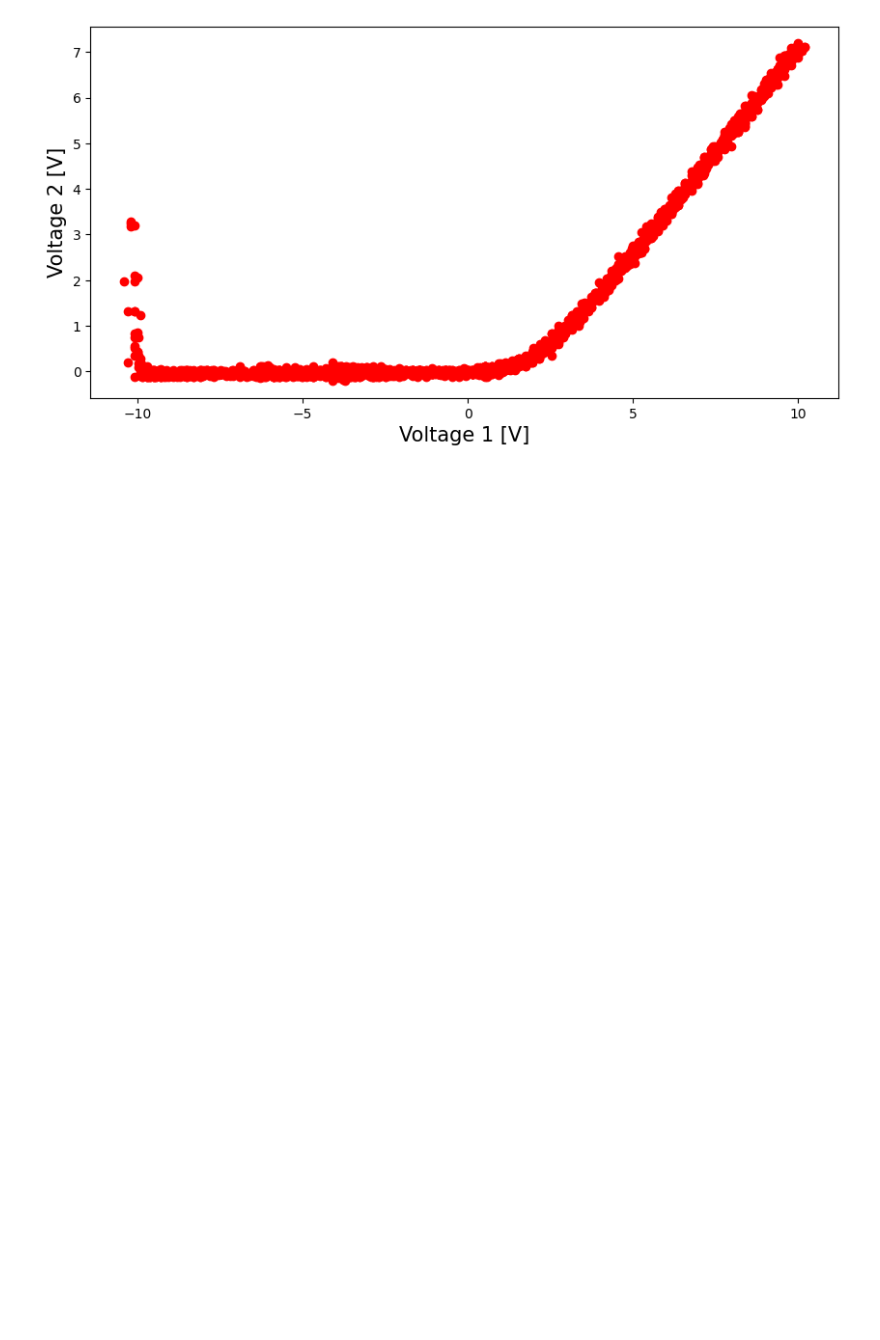
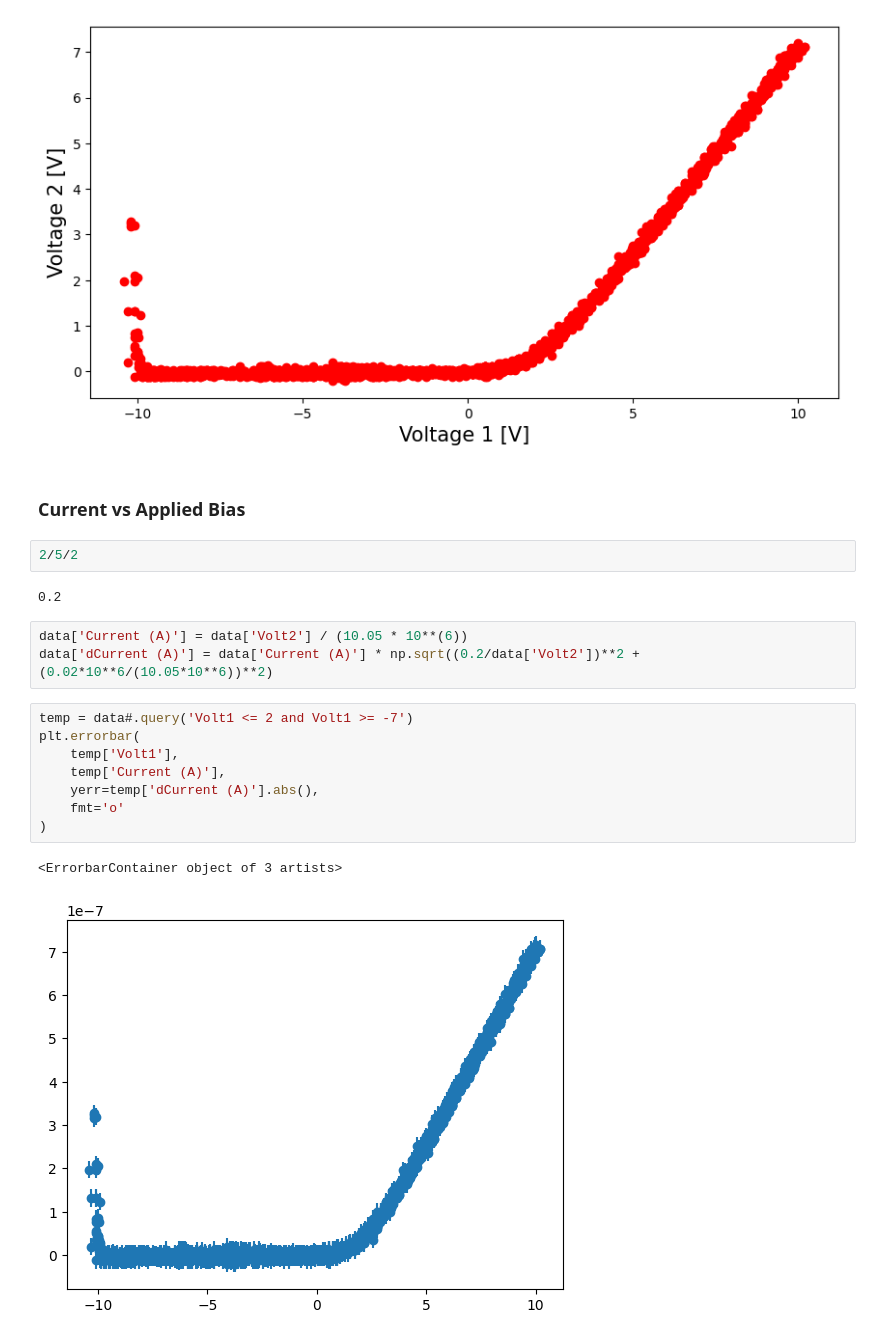
Before and after one commit to devkhullar/phys2925, a Jupyter notebook: franck_hertz_experiment/code/analysis.ipynb, the cells around one changed output. Drawn from its saved outputs; the diff is of its cells as text; blank space fills up the shorter version.

```diff
--- a/franck_hertz_experiment/code/analysis.ipynb
+++ b/franck_hertz_experiment/code/analysis.ipynb
@@ -29,3 +33,23 @@ ax.set_ylabel('Voltage 2 [V]', fontsize=fontsize)
 plt.savefig('../tex/figures/part_1_XY.png', bbox_inches='tight')
 # %% [output]
 [figure]
+# %% [markdown]
+### Current vs Applied Bias
+# %%
+2/5/2
+# %% [output]
+0.2
+# %%
+data['Current (A)'] = data['Volt2'] / (10.05 * 10**(6))
+data['dCurrent (A)'] = data['Current (A)'] * np.sqrt((0.2/data['Volt2'])**2 + (0.02*10**6/(10.05*10**6))**2)
+# %%
+temp = data#.query('Volt1 <= 2 and Volt1 >= -7')
+plt.errorbar(
+    temp['Volt1'],
+    temp['Current (A)'],
+    yerr=temp['dCurrent (A)'].abs(),
+    fmt='o'
+)
+# %% [output]
+<ErrorbarContainer object of 3 artists>
+[figure, added]
```
Also changed, not shown: parts of 46 cells of this notebook.
